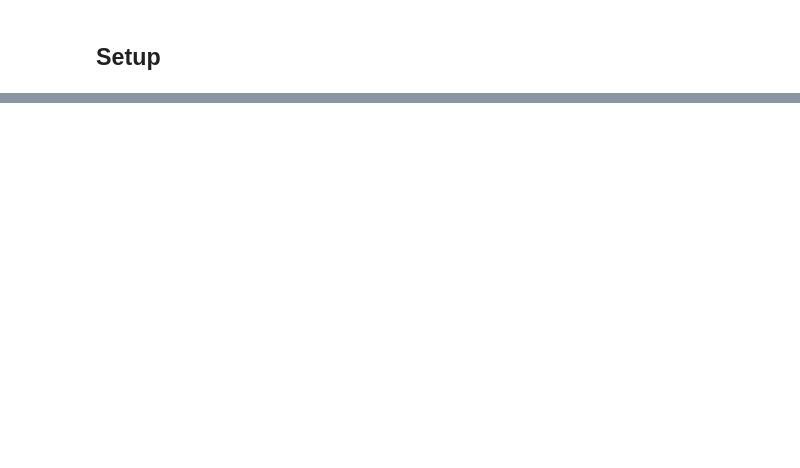
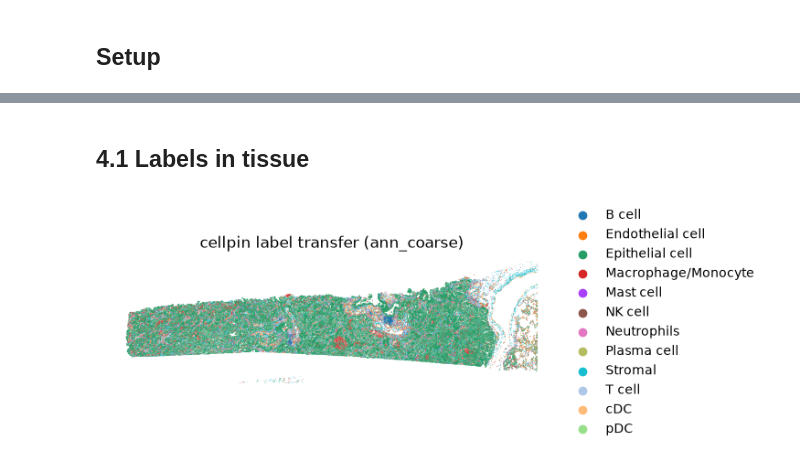
Before and after one commit to Saur-Lab/cellpin, a Jupyter notebook: docs/notebooks/label_transfer.ipynb, the cells around one changed output, grey strips where cells are left out. Drawn from its saved outputs; the diff is of its cells as text; code cells hidden in the pictures; blank space fills up the shorter version.

```diff
--- a/docs/notebooks/label_transfer.ipynb
+++ b/docs/notebooks/label_transfer.ipynb
@@ -182,0 +192,11 @@ Related tutorials: [Basic usage](cellpin_tutorial.ipynb) for the core imputation
+# %%
+t0 = time()
+model = cellpin.CellPin(sc_dataset)
+model.fit(
+    sc_dataset,
+    pretrain_epochs=50,
+    train_epochs=60,
+    batch_size=512,
+    save_checkpoints=False,
+)
+print(f"Training time: {(time() - t0) / 60:.2f} minutes")
@@ -182,0 +215,13 @@ Related tutorials: [Basic usage](cellpin_tutorial.ipynb) for the core imputation
+# %%
+t0 = time()
+dl_sp = torch.utils.data.DataLoader(sp_dataset, batch_size=1024, shuffle=False)
+
+adata = model.impute(
+    dl_sp,
+    obs_adata=sp_adata,
+    return_norm=True,
+    return_int=True,
+    area_key="cell_area",
+    nb_count_samples=20,
+)
+print(f"Imputation time: {(time() - t0) / 60:.2f} minutes")
@@ -182,0 +243,8 @@ Related tutorials: [Basic usage](cellpin_tutorial.ipynb) for the core imputation
+# %%
+accuracy, adata = cellpin.tl.label_transfer(
+    model,
+    sc_adata,
+    CELL_TYPE_COL,
+    adata,
+)
+adata.obs["cellpin_annotation"].value_counts()
@@ -182,0 +288,12 @@ Related tutorials: [Basic usage](cellpin_tutorial.ipynb) for the core imputation
+# %% [markdown]
+## 4.1 Labels in tissue
+# %%
+sc.pl.spatial(
+    adata,
+    color="cellpin_annotation",
+    spot_size=15,
+    frameon=False,
+    title=f"cellpin label transfer ({CELL_TYPE_COL})",
+)
+# %% [output]
+[figure, added]
```
Also changed, not shown: parts of 48 cells of this notebook, 2 other files.
